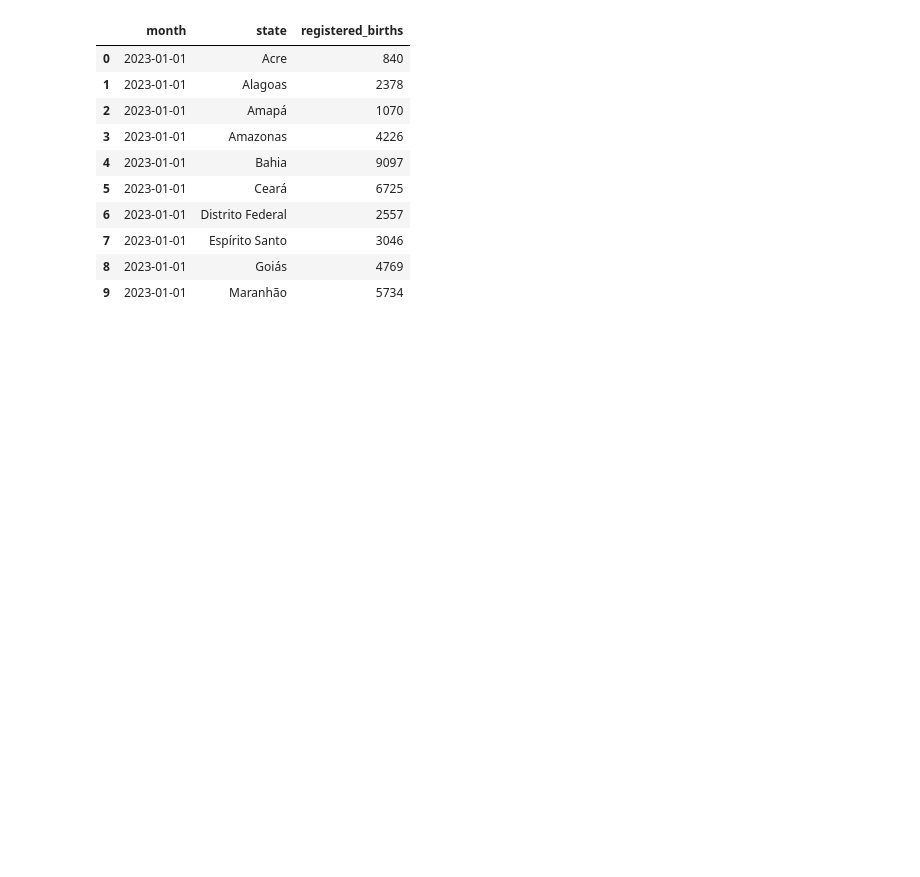
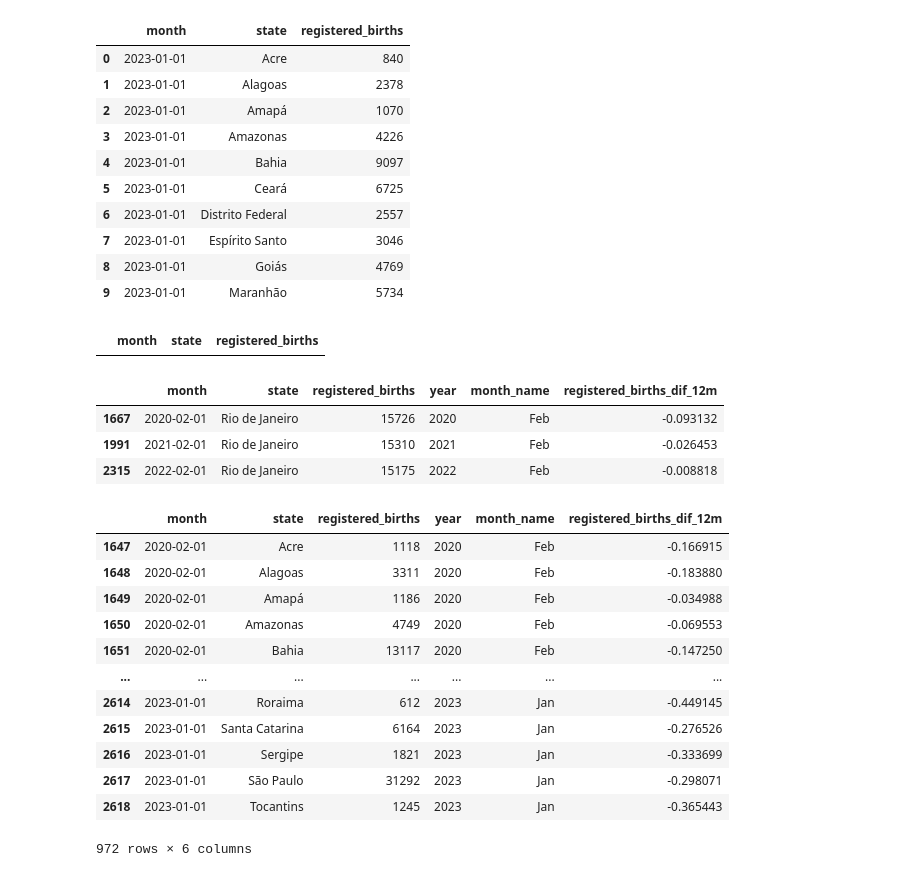
Before and after one commit to flimao/covidjab_analyses, a Jupyter notebook: covidjab_natality/notebooks/02-flimao-extract-natality.ipynb, the cells around one changed output. Cells and saved outputs as stored; diff of their text form; code cells hidden in the pictures; blank space fills up the shorter version.

```diff
--- a/covidjab_natality/notebooks/02-flimao-extract-natality.ipynb
+++ b/covidjab_natality/notebooks/02-flimao-extract-natality.ipynb
@@ -50,6 +50,10 @@ df.head(10)
 | 7 | 2023-01-01 | Espírito Santo | 3046 |
 | 8 | 2023-01-01 | Goiás | 4769 |
 | 9 | 2023-01-01 | Maranhão | 5734 |
+# %%
+df[df.month == '2023-02']
+# %% [output]
+|  | month | state | registered_births |
 # %%
 df['year'] = df['month'].dt.year
 # %%
@@ -63,2 +73,30 @@ df['month_name'] = df['month_name'].astype(months_cat)
+# %%
+# let's apply the transformation proposed in https://boriquagato.substack.com/p/swedish-birthrate-data-november-update
+# variation in each month compared to the same month in the previous year (e.g. % change from jan-2022 compared to jan-2021)
+
+df['registered_births_dif_12m'] = df.groupby(['state','month_name'])['registered_births'].pct_change()
+df_covid = df[df['month']>'2020'].copy()
+df_covid[(df_covid['state'].str.contains('Janeiro'))&(df_covid['month_name']=='Feb')]
+# %% [output]
+|  | month | state | registered_births | year | month_name | registered_births_dif_12m |
+| 1667 | 2020-02-01 | Rio de Janeiro | 15726 | 2020 | Feb | -0.093132 |
+| 1991 | 2021-02-01 | Rio de Janeiro | 15310 | 2021 | Feb | -0.026453 |
+| 2315 | 2022-02-01 | Rio de Janeiro | 15175 | 2022 | Feb | -0.008818 |
+# %%
+df_covid
+# %% [output]
+|  | month | state | registered_births | year | month_name | registered_births_dif_12m |
+| 1647 | 2020-02-01 | Acre | 1118 | 2020 | Feb | -0.166915 |
+| 1648 | 2020-02-01 | Alagoas | 3311 | 2020 | Feb | -0.183880 |
+| 1649 | 2020-02-01 | Amapá | 1186 | 2020 | Feb | -0.034988 |
+| 1650 | 2020-02-01 | Amazonas | 4749 | 2020 | Feb | -0.069553 |
+| 1651 | 2020-02-01 | Bahia | 13117 | 2020 | Feb | -0.147250 |
+| ... | ... | ... | ... | ... | ... | ... |
+| 2614 | 2023-01-01 | Roraima | 612 | 2023 | Jan | -0.449145 |
+| 2615 | 2023-01-01 | Santa Catarina | 6164 | 2023 | Jan | -0.276526 |
+| 2616 | 2023-01-01 | Sergipe | 1821 | 2023 | Jan | -0.333699 |
+| 2617 | 2023-01-01 | São Paulo | 31292 | 2023 | Jan | -0.298071 |
+| 2618 | 2023-01-01 | Tocantins | 1245 | 2023 | Jan | -0.365443 |
+972 rows × 6 columns
 # %%
 sns.lineplot(
```
Also changed, not shown: parts of 7 cells of this notebook.
